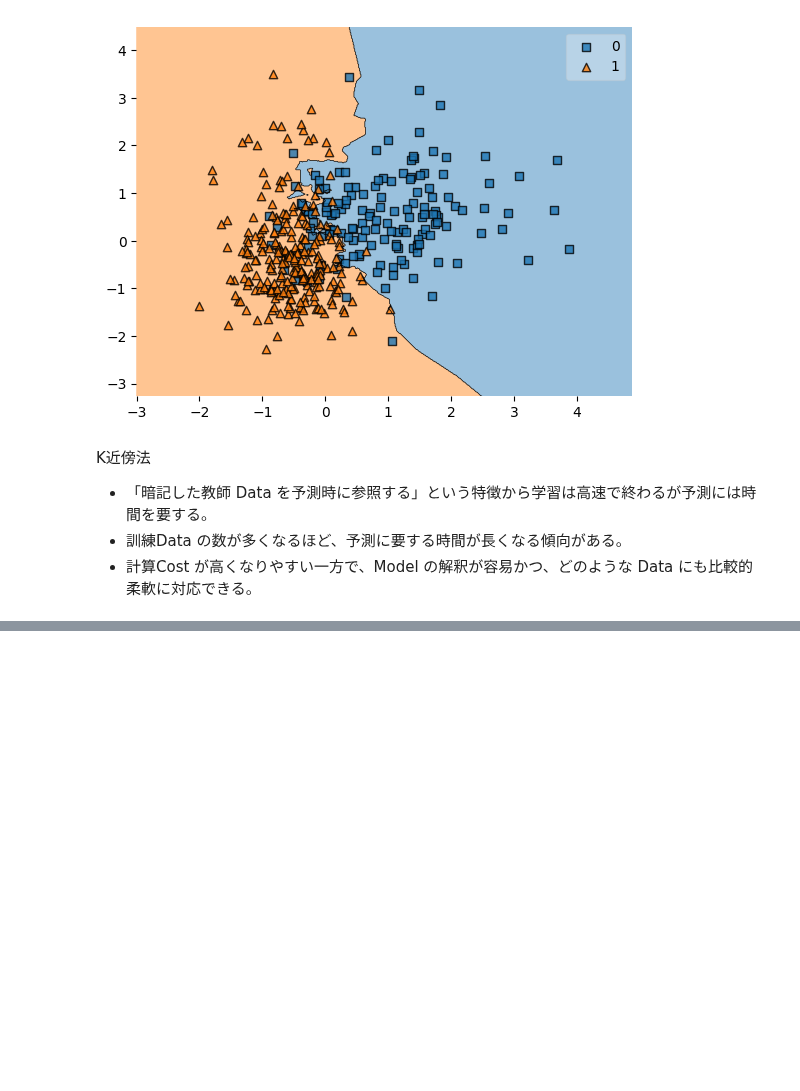
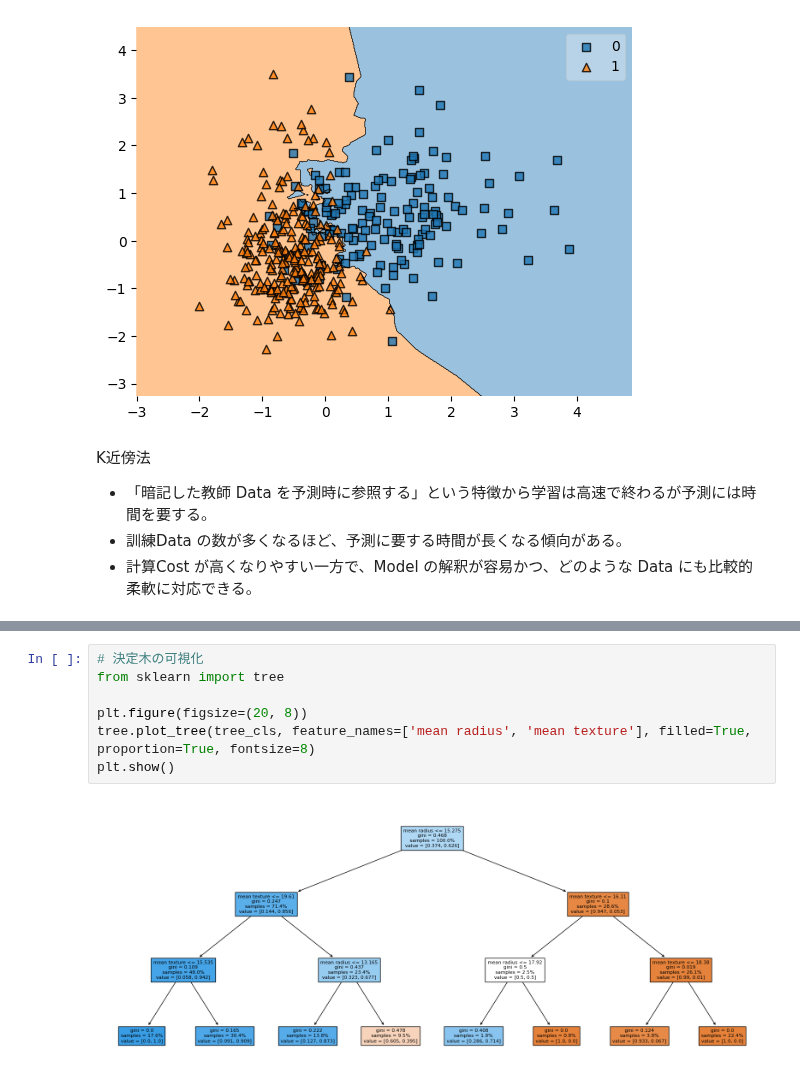
Before and after one commit to 1024xx4/ai_model_building_100, a Jupyter notebook: section07/section07.ipynb, the cells around one changed output, grey strips where cells are left out. Saved outputs shown, nothing was run; the diff lists cells and outputs as text; blank space fills up the shorter version.

```diff
--- a/section07/section07.ipynb
+++ b/section07/section07.ipynb
@@ -257,0 +276,9 @@ K近傍法
+# %%
+# 決定木の可視化
+from sklearn import tree
+
+plt.figure(figsize=(20, 8))
+tree.plot_tree(tree_cls, feature_names=['mean radius', 'mean texture'], filled=True, proportion=True, fontsize=8)
+plt.show()
+# %% [output]
+[figure, added]
```
Also changed, not shown: parts of 4 cells of this notebook.
